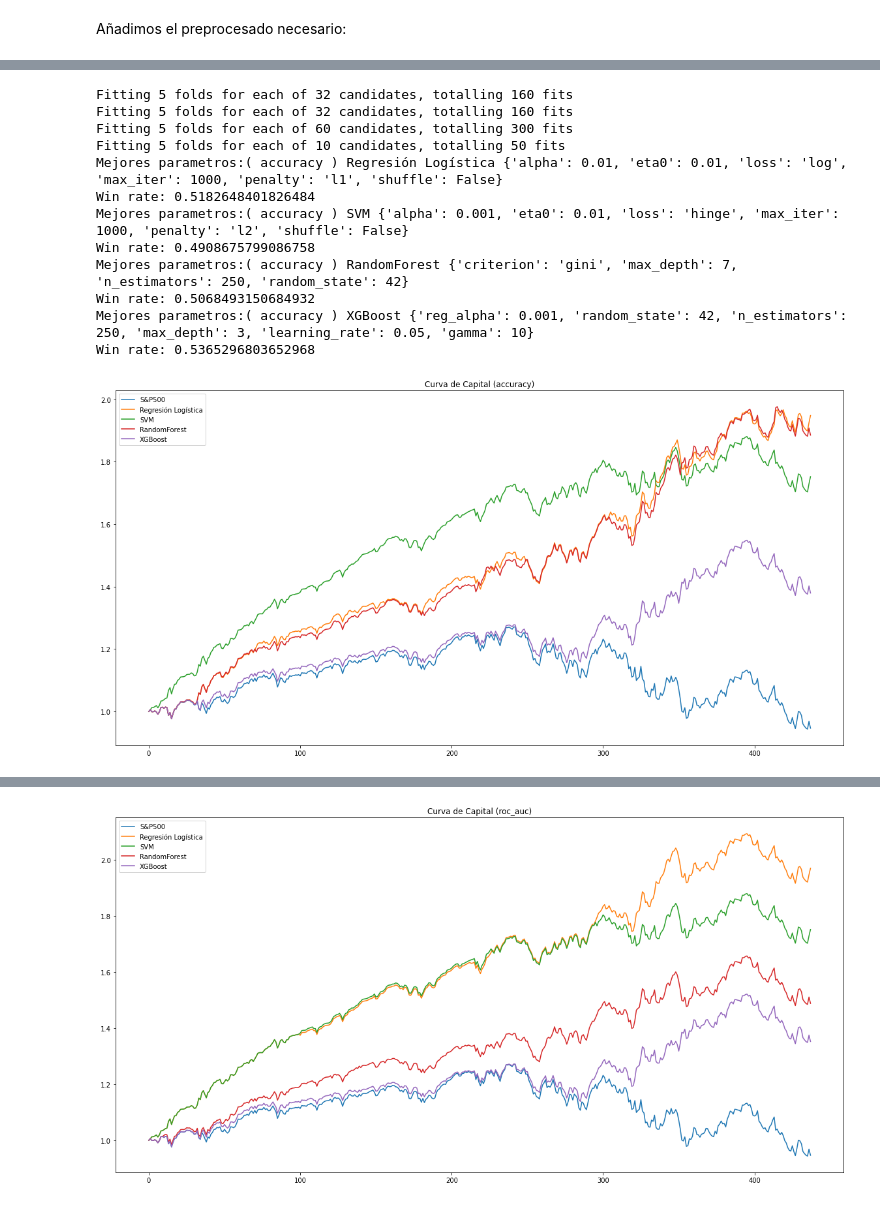
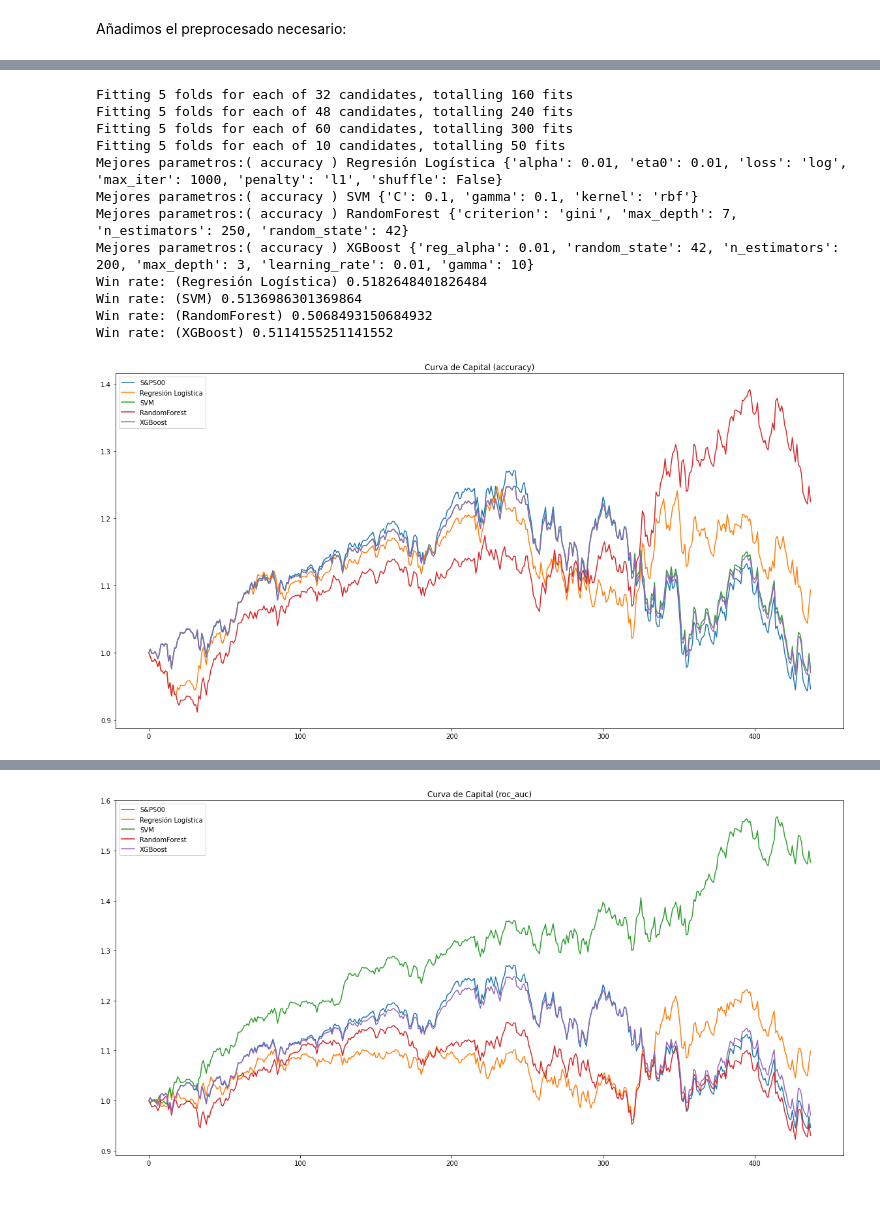
Before and after one commit to Luisofo/Codigo, a Jupyter notebook: Modelos Lineales y No Profundos/modelos.ipynb, the cells around one changed output, grey strips where cells are left out. Saved outputs shown, nothing was run; the diff lists cells and outputs as text; code cells hidden in the pictures.

```diff
--- a/Modelos Lineales y No Profundos/modelos.ipynb
+++ b/Modelos Lineales y No Profundos/modelos.ipynb
@@ -288,5 +19,0 @@ svm.best_params_
-# %%
-Y_pred = svm.predict(X_train)
-np.reshape(Y_pred,(len(Y_pred),1))
-print(classification_report(Y_train, Y_pred))
-ConfusionMatrixDisplay.from_predictions(Y_train,Y_pred)
@@ -352,5 +19,0 @@ rf.best_params_
-# %%
-Y_pred = rf.predict(X_train)
-np.reshape(Y_pred,(len(Y_pred),1))
-print(classification_report(Y_train, Y_pred))
-ConfusionMatrixDisplay.from_predictions(Y_train,Y_pred)
@@ -433,5 +19,0 @@ xgboost.best_params_
-# %%
-Y_pred = xgboost.predict(X_train)
-np.reshape(Y_pred,(len(Y_pred),1))
-print(classification_report(Y_train, Y_pred))
-ConfusionMatrixDisplay.from_predictions(Y_train,Y_pred)
@@ -449,5 +19,0 @@ weighted avg       0.94      0.93      0.93      1748
-# %%
-Y_pred = xgboost.predict(X_test)
-np.reshape(Y_pred,(len(Y_pred),1))
-print(classification_report(Y_test, Y_pred))
-ConfusionMatrixDisplay.from_predictions(Y_test,Y_pred)
@@ -507,10 +79,11 @@ scaler  = StandardScaler()
 X_train[cols_to_norm] = scaler.fit_transform(X_train[cols_to_norm])
 X_test[cols_to_norm] = scaler.transform(X_test[cols_to_norm])
 # %%
-list_estimators = [SGDClassifier(),SGDClassifier(),RandomForestClassifier(),xgb.XGBClassifier()]
+list_estimators = [SGDClassifier(),SVC(),RandomForestClassifier(),xgb.XGBClassifier()]
 list_names = ['Regresión Logística','SVM','RandomForest','XGBoost']
 metricas = ['accuracy','roc_auc']
 primero=True
+
 
 param_logreg = {
     'loss' : ['log'],
@@ -521,14 +94,13 @@ param_logreg = {
     'shuffle': [False]
 }
 
+#Gamma para todos menos lineal, degree solo para poly, C todos
 param_svm = {
-    'loss' : ['hinge'],
-    'penalty' : ['l1','l2'],
-    'eta0' : [0.01,0.1,0.5,1],
-    'max_iter' :[1000,10000],
-    'alpha' : [0.001,0.01],
-    'shuffle': [False]
+    'C' : [0.1,1,10],
+    'kernel': ['linear','rbf','poly','sigmoid'],
+    'gamma' :[0.1,1,1000,10000]
 }
+
 
 param_rf = {
     'n_estimators':[100,150,200,250,300],
@@ -536,6 +108,7 @@ param_rf = {
     'criterion' : ['gini','entropy'],
     'random_state': [42]
 }
+
 
 param_xgb = {
     'max_depth' : [3,4,5,6,7,8],
@@ -550,40 +123,59 @@ list_params = [param_logreg,param_svm,param_rf,param_xgb]
 cv = TimeSeriesSplit(5)
 
 for metrica in metricas:
     primero = True
-    plt.figure(figsize=(20,10))
     list_estimators_entrenados = []
     for estimator,param in zip(list_estimators,list_params):
         if not isinstance(estimator,xgb.XGBClassifier):
             busqueda = GridSearchCV(estimator=estimator,param_grid=param,verbose=1,scoring=metrica,refit=True)
         else:
             busqueda = RandomizedSearchCV(estimator=estimator,param_distributions=param,verbose=1,scoring=metrica,refit=True)
         busqueda.fit(X_train,Y_train)
         list_estimators_entrenados.append(busqueda)
+
     for estimator,name in zip(list_estimators_entrenados,list_names):
         print('Mejores parametros:(',metrica,')',name,estimator.best_params_)
+        Y_pred = estimator.predict(X_train)
+        mat = ConfusionMatrixDisplay.from_predictions(Y_train,Y_pred)
+        plt.grid(False)
+        mat.figure_.savefig('{}_Confusion_Mat_{}_Train.jpg'.format(name,metrica))
+        plt.close(mat.figure_)
+        display = RocCurveDisplay.from_predictions(Y_train,Y_pred)
+        display.figure_.savefig('{}_ROC_Curve_{}_Train.jpg'.format(name,metrica))
+        plt.close(display.figure_)
+        Y_pred = estimator.predict(X_test)
+        mat = ConfusionMatrixDisplay.from_predictions(Y_test,Y_pred)
+        plt.grid(False)
+        mat.figure_.savefig('{}_Confusion_Mat_{}_Test.jpg'.format(name,metrica))
+        plt.close(mat.figure_)
+        display = RocCurveDisplay.from_predictions(Y_test,Y_pred)
+        display.figure_.savefig('{}_ROC_Curve_{}_Test.jpg'.format(name,metrica))
+        plt.close(display.figure_)
+
+    plt.figure(figsize=(20,10))
+    for estimator,name in zip(list_estimators_entrenados,list_names):
         Y_pred = estimator.predict(X_test)
         if primero:
             mercado=1
             primero=False
         else:
             mercado=0
         backtest_1day_hold(X_test_ret,Y_pred,show_market=mercado,label=name)
     plt.title('Curva de Capital ({})'.format(metrica))
     plt.legend()
     plt.show()
 # %% [output]
 Fitting 5 folds for each of 32 candidates, totalling 160 fits
-Fitting 5 folds for each of 32 candidates, totalling 160 fits
+Fitting 5 folds for each of 48 candidates, totalling 240 fits
 Fitting 5 folds for each of 60 candidates, totalling 300 fits
 Fitting 5 folds for each of 10 candidates, totalling 50 fits
 Mejores parametros:( accuracy ) Regresión Logística {'alpha': 0.01, 'eta0': 0.01, 'loss': 'log', 'max_iter': 1000, 'penalty': 'l1', 'shuffle': False}
-Win rate: 0.5182648401826484
-Mejores parametros:( accuracy ) SVM {'alpha': 0.001, 'eta0': 0.01, 'loss': 'hinge', 'max_iter': 1000, 'penalty': 'l2', 'shuffle': False}
-Win rate: 0.4908675799086758
+Mejores parametros:( accuracy ) SVM {'C': 0.1, 'gamma': 0.1, 'kernel': 'rbf'}
 Mejores parametros:( accuracy ) RandomForest {'criterion': 'gini', 'max_depth': 7, 'n_estimators': 250, 'random_state': 42}
-Win rate: 0.5068493150684932
-Mejores parametros:( accuracy ) XGBoost {'reg_alpha': 0.001, 'random_state': 42, 'n_estimators': 250, 'max_depth': 3, 'learning_rate': 0.05, 'gamma': 10}
-Win rate: 0.5365296803652968
+Mejores parametros:( accuracy ) XGBoost {'reg_alpha': 0.01, 'random_state': 42, 'n_estimators': 200, 'max_depth': 3, 'learning_rate': 0.01, 'gamma': 10}
+Win rate: (Regresión Logística) 0.5182648401826484
+Win rate: (SVM) 0.5136986301369864
+Win rate: (RandomForest) 0.5068493150684932
+Win rate: (XGBoost) 0.5114155251141552
-[figure, old version]
+[figure, new version]
 Fitting 5 folds for each of 32 candidates, totalling 160 fits
@@ -601 +193 @@ Win rate: 0.5205479452054794
-[figure, old version]
+[figure, new version]
```
Also changed, not shown: parts of 52 cells of this notebook, 1 other file.
